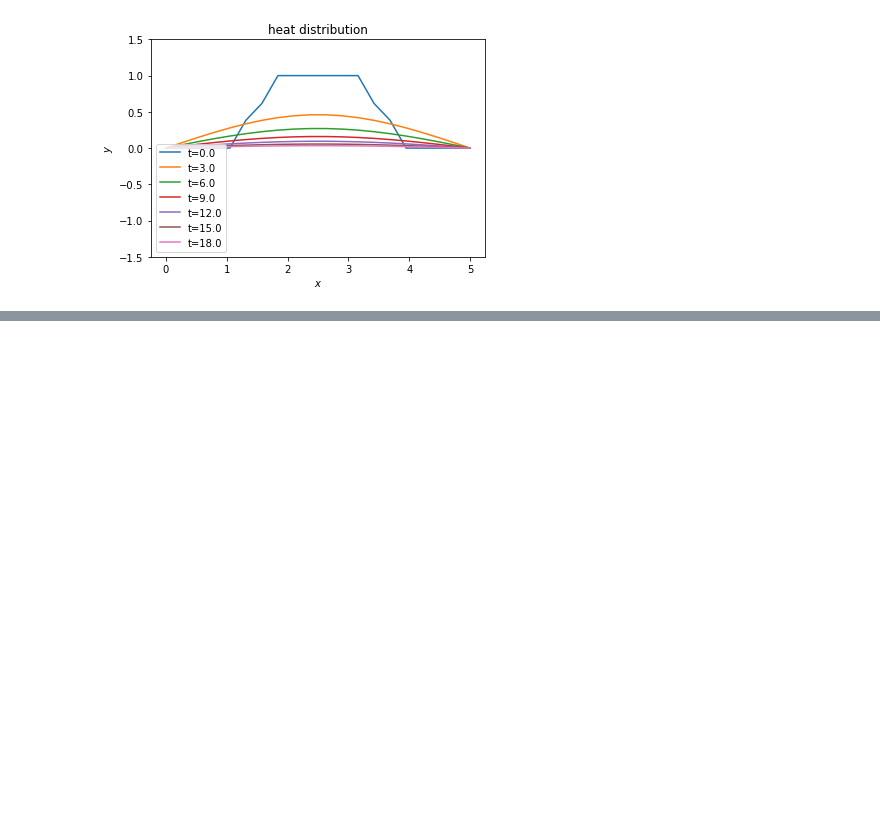
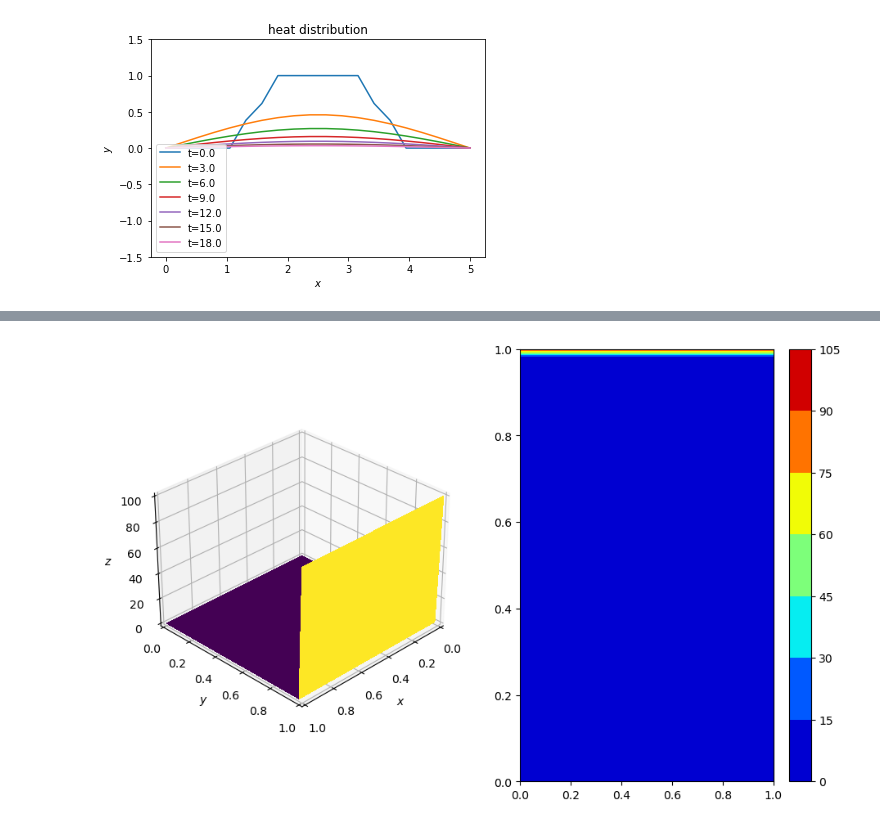
Before and after one commit to moxlos/algorithms, a Jupyter notebook: diff_eqs/heat_eq.ipynb, the cells around one changed output, grey strips where cells are left out. Saved outputs shown, nothing was run; the diff lists cells and outputs as text; code cells hidden in the pictures; blank space fills up the shorter version.

```diff
--- a/diff_eqs/heat_eq.ipynb
+++ b/diff_eqs/heat_eq.ipynb
@@ -188,0 +218,30 @@ heat.plot_distr(pts_sel)
+# %%
+def plot_3D(x, y, u):
+    '''Creates 3D plot with appropriate limits and viewing angle
+
+    Parameters:
+    ----------
+    x: array of float
+        nodal coordinates in x
+    y: array of float
+        nodal coordinates in y
+    u: 2D array of float
+        calculated potential field
+
+    '''
+    fig = plt.figure(figsize=(11,7), dpi=100)
+    ax1 = fig.add_subplot(121, projection='3d')
+    X,Y = np.meshgrid(x,y)
+    surf = ax1.plot_surface(X,Y,u[:], rstride=1, cstride=1, cmap=cm.viridis,
+            linewidth=0, antialiased=False)
+
+    ax1.set_xlim(0,1)
+    ax1.set_ylim(0,1)
+    ax1.set_xlabel('$x$')
+    ax1.set_ylabel('$y$')
+    ax1.set_zlabel('$z$')
+    ax1.view_init(30,45)
+
+    ax2 = fig.add_subplot(122)
+    tmp_pl = ax2.contourf(X, Y, u, cmap=cm.jet)
+    fig.colorbar(tmp_pl)
@@ -188,0 +307,13 @@ heat.plot_distr(pts_sel)
+# %%
+
+def fInitial(x,y):
+    return np.zeros((len(x), len(y)))
+
+heat2d = HeatConduction2d(1,0,1,0,1,
+                          fLeft=0, fRight=0, fUp=100, fDown=0, fInitial=fInitial)
+# %%
+u,x,y,t = heat2d.integrator()
+# %%
+plot_3D(x,y, u[0,:,:])
+# %% [output]
+[figure, added]
```
Also changed, not shown: parts of 7 cells of this notebook.
